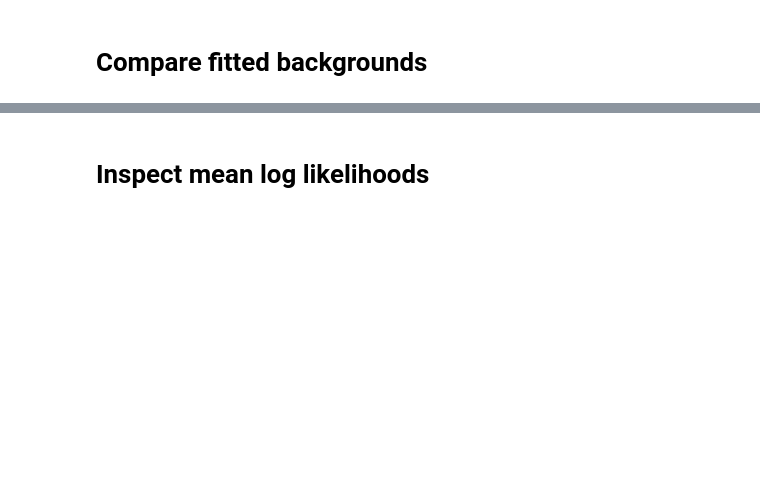
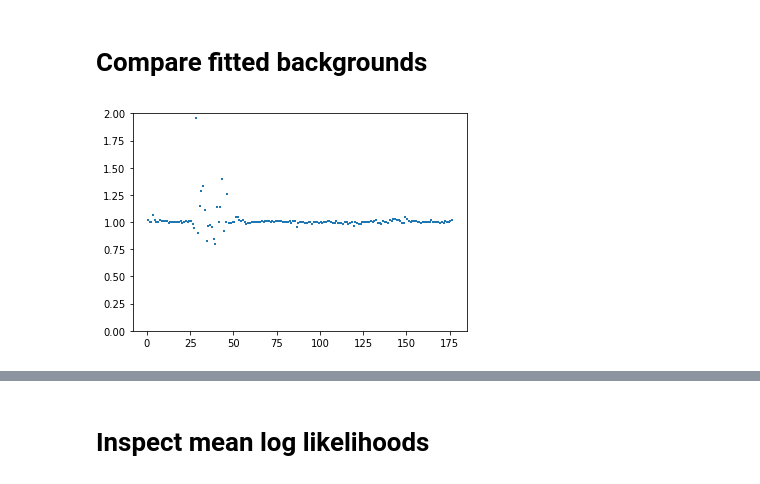
Before and after one commit to Rupt/interval-evidence, a Jupyter notebook: validation_frame.ipynb, the cells around one changed output, grey strips where cells are left out. Drawn from its saved outputs; the diff is of its cells as text; code cells hidden in the pictures; blank space fills up the shorter version.

```diff
--- a/validation_frame.ipynb
+++ b/validation_frame.ipynb
@@ -257,17 +377,19 @@ print(load_searches())
 # TODO error bars
 # %%
 def plot_bkgs():
-    repored_bkg = FRAME["reported_bkg"]
-    fit_cabinetry_bkg = FRAME["fit_cabinetry_bkg"]
+    repored_bkg = FRAME.reported_bkg
+    fit_cabinetry_bkg = FRAME.fit_cabinetry_bkg
 
     y = fit_cabinetry_bkg / repored_bkg
     x = numpy.arange(len(y)) + 0.5
 
     pyplot.scatter(x, y, lw=0, s=2, marker=",")
 
     pyplot.ylim(0, 2)
     pyplot.show()
 
 plot_bkgs()
+# %% [output]
+[figure, added]
 # %%
 def plot_bkgs_post():
```
Also changed, not shown: parts of 28 cells of this notebook.
